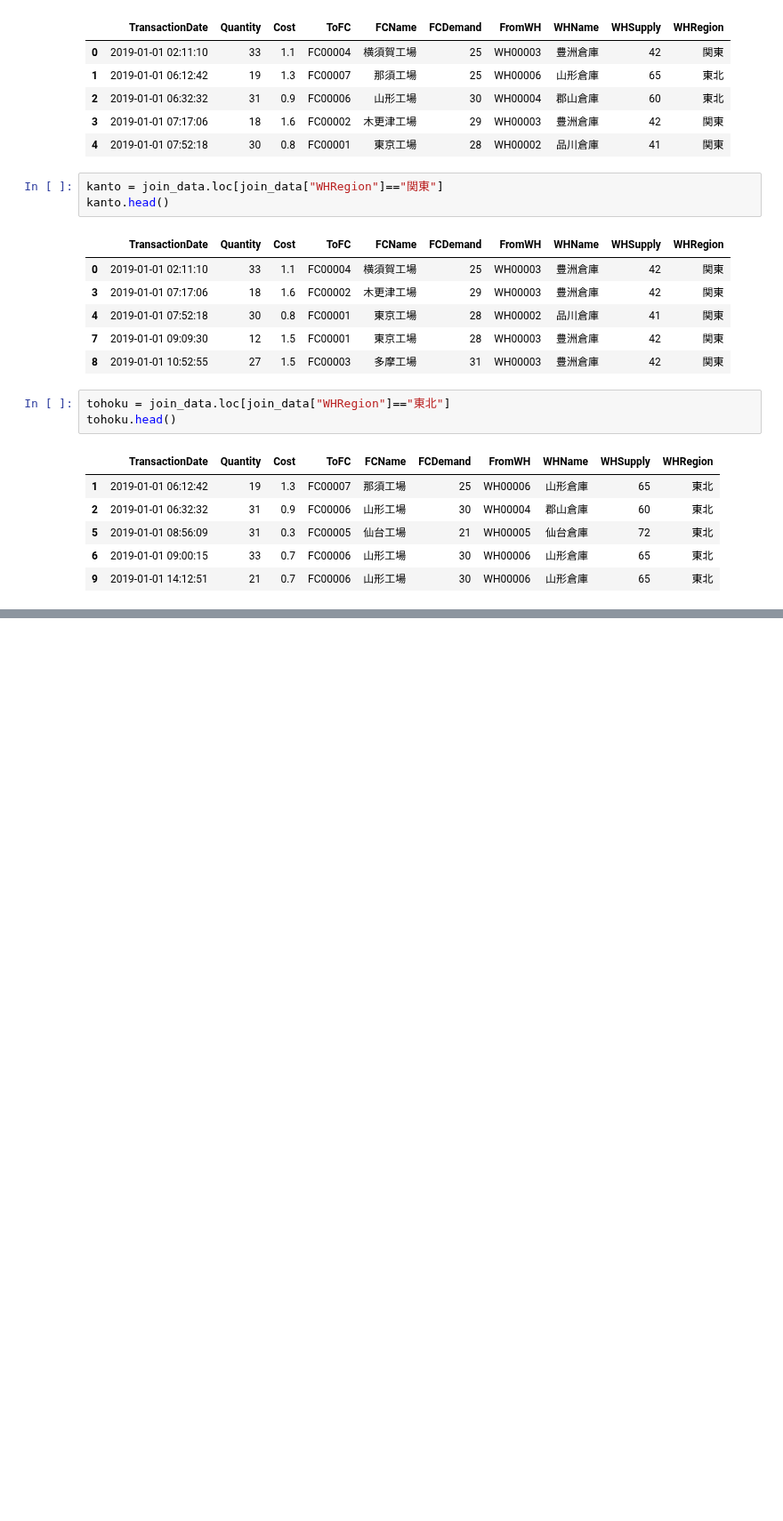
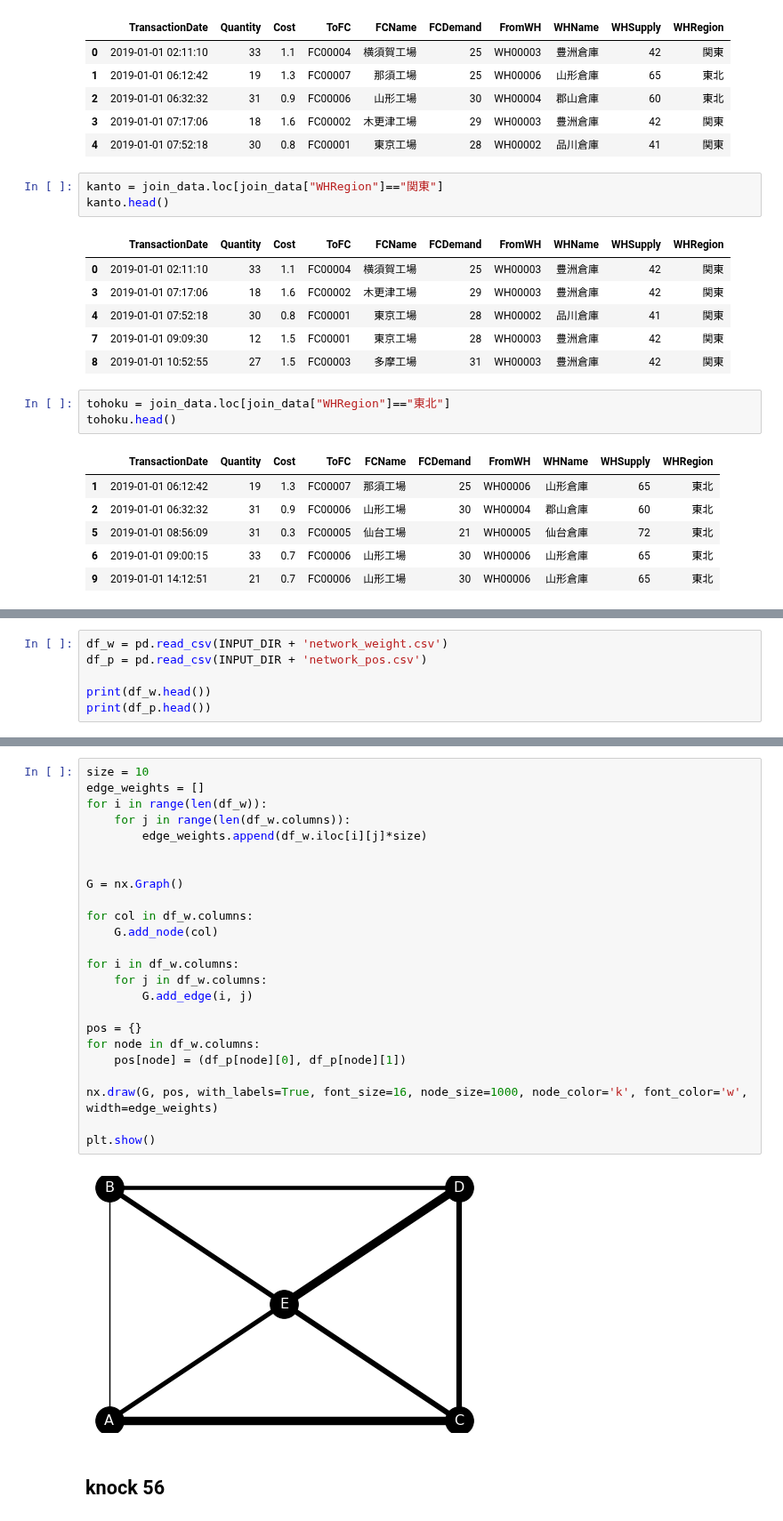
Before and after one commit to Rio114/practice, a Jupyter notebook: python_ML/100_knock/6ch.ipynb, the cells around one changed output, grey strips where cells are left out. Shown at 89% size. Saved outputs shown, nothing was run; the diff lists cells and outputs as text; blank space fills up the shorter version.

```diff
--- a/python_ML/100_knock/6ch.ipynb
+++ b/python_ML/100_knock/6ch.ipynb
@@ -78,0 +176,6 @@ tohoku.head()
+# %%
+df_w = pd.read_csv(INPUT_DIR + 'network_weight.csv')
+df_p = pd.read_csv(INPUT_DIR + 'network_pos.csv')
+
+print(df_w.head())
+print(df_p.head())
@@ -78,0 +192,28 @@ tohoku.head()
+# %%
+size = 10
+edge_weights = []
+for i in range(len(df_w)):
+    for j in range(len(df_w.columns)):
+        edge_weights.append(df_w.iloc[i][j]*size)
+
+
+G = nx.Graph()
+
+for col in df_w.columns:
+    G.add_node(col)
+
+for i in df_w.columns:
+    for j in df_w.columns:
+        G.add_edge(i, j)
+
+pos = {}
+for node in df_w.columns:
+    pos[node] = (df_p[node][0], df_p[node][1])
+
+nx.draw(G, pos, with_labels=True, font_size=16, node_size=1000, node_color='k', font_color='w', width=edge_weights)
+
+plt.show()
+# %% [output]
+[figure, added]
+# %% [markdown]
+## knock 56
```
Also changed, not shown: parts of 17 cells of this notebook.
